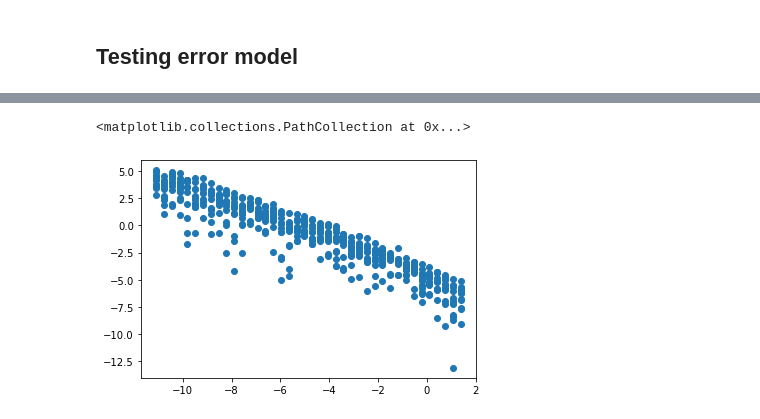
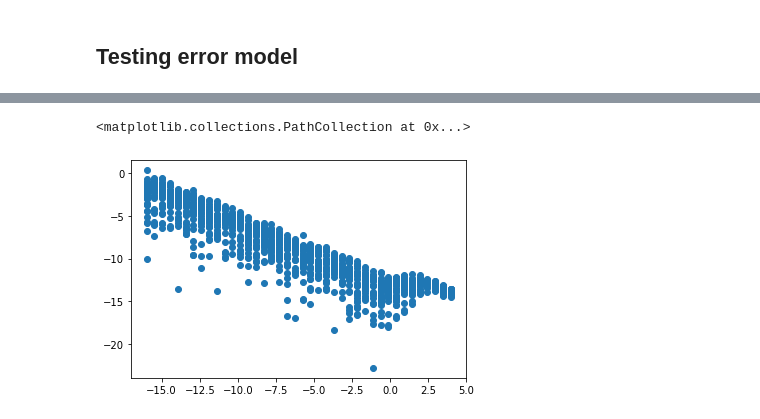
Before and after one commit to ShashankSule/TMDmaps, a Jupyter notebook: run/1D_potential.ipynb, the cells around one changed output, grey strips where cells are left out. Cells and saved outputs as stored; diff of their text form; code cells hidden in the pictures.

Commit message:
visualizing fixed N data

```diff
--- a/run/1D_potential.ipynb
+++ b/run/1D_potential.ipynb
@@ -456,7 +453,7 @@ array([[0.08432321]])
 # %% [markdown]
 ## Testing error model
 # %%
-data = np.load('uniform_trigpoly_fixedN_2023-04-22 07:47:57.677865.npy', allow_pickle=True)
+data = np.load('uniform_committor_fixedN_2023-04-29 10:22:24.271316.npy', allow_pickle=True)
 # %%
 bias = data.item()['pointwise_errors']
 epsilons = data.item()['epsilons']
@@ -463,17 +473,17 @@ epsilons = data.item()['epsilons']
 # %%
-# bias = bias[epsilons <= 1.0, :]
-# epsilons = epsilons[epsilons <= 1.0]
+bias = bias[epsilons <= 1.0, :]
+epsilons = epsilons[epsilons <= 1.0]
 epsilons_range, ntrials = bias.shape
 # %%
 fig, ax = plt.subplots()
-ax.scatter(np.log(epsilons.reshape((epsilons_range,1))@np.ones((1,ntrials))), \
-           np.log(np.abs(bias)))
+ax.scatter(np.log2(epsilons.reshape((epsilons_range,1))@np.ones((1,ntrials))), \
+           np.log2(np.abs(bias)))
 # ax.scatter(np.log2(epsilons), np.log2(np.mean(np.abs(bias), axis=1)))
 # ax.set_xscale('log')
 # ax.set_yscale('log')
 # %% [output]
 <matplotlib.collections.PathCollection at 0x...>
-[figure, old version]
+[figure, new version]
 # %%
 # fit linear model
 noisy = True
```
Also changed, not shown: parts of 8 cells of this notebook, 2 other files.
